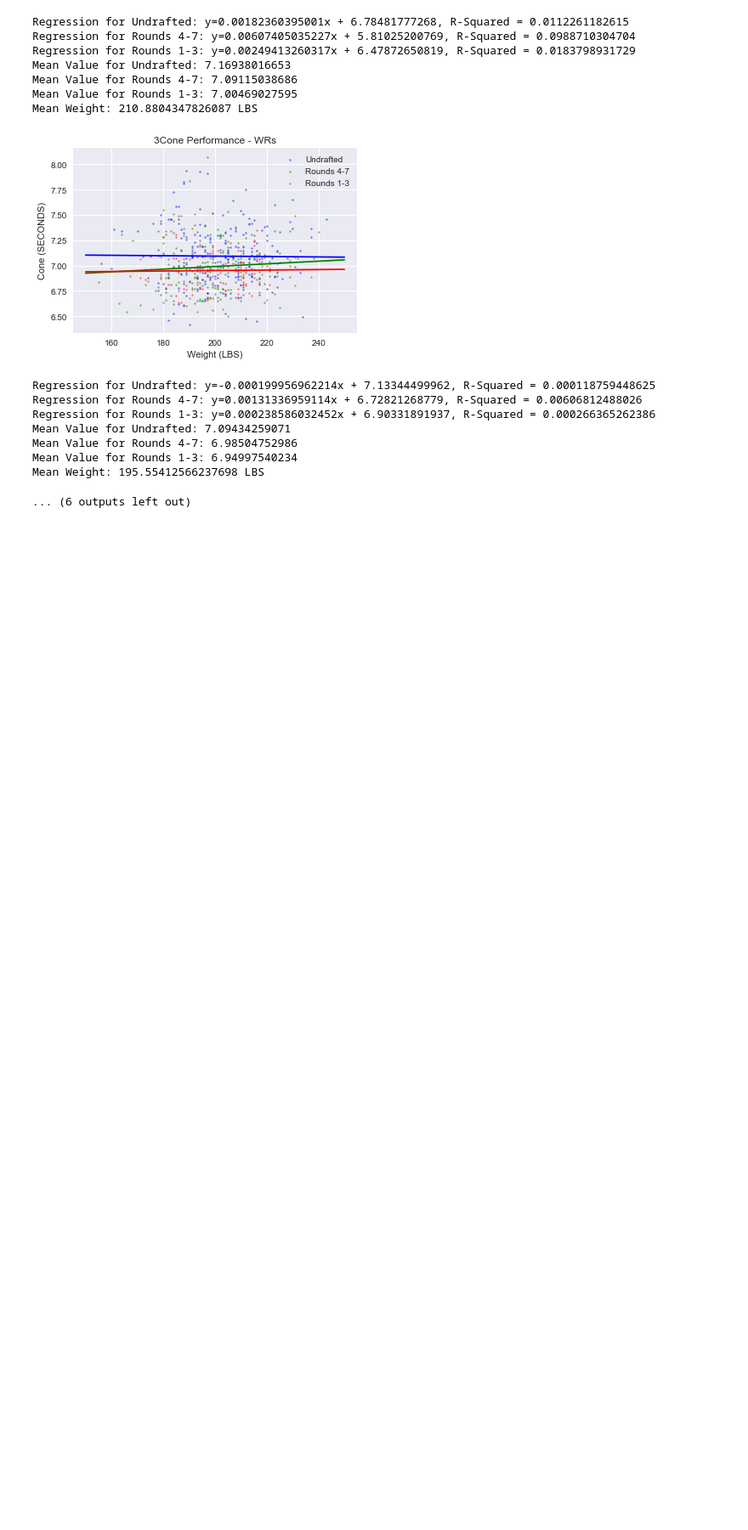
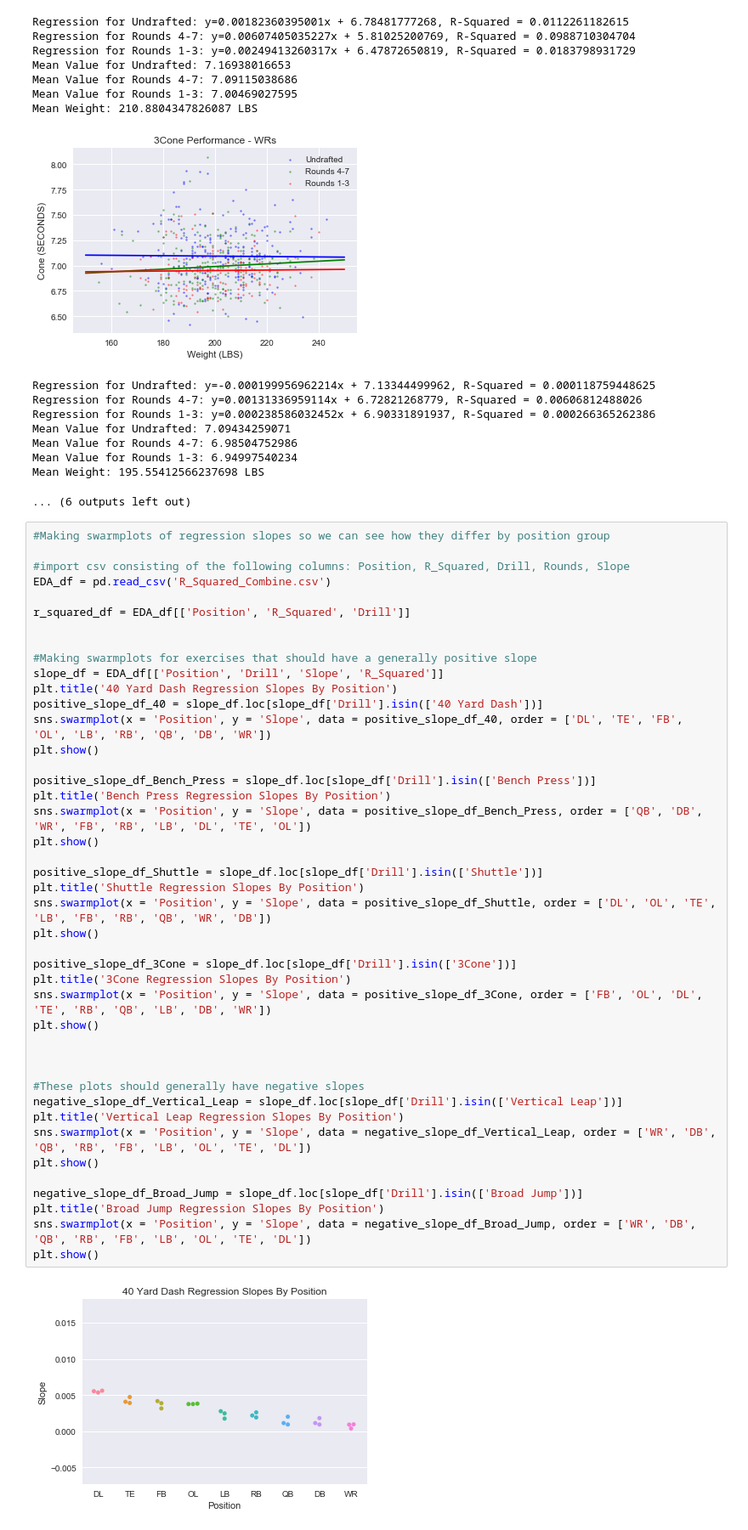
Before and after one commit to pdkim1208/Springboard, a Jupyter notebook: CapstoneProject1.ipynb, the cells around one changed output. Shown at 85% size. Saved outputs shown, nothing was run; the diff lists cells and outputs as text; blank space fills up the shorter version.

```diff
--- a/CapstoneProject1.ipynb
+++ b/CapstoneProject1.ipynb
@@ -3519,3 +3547,48 @@ Mean Value for Rounds 4-7: 6.98504752986
 Mean Value for Rounds 1-3: 6.94997540234
 Mean Weight: 195.55412566237698 LBS
 ... (6 outputs left out)
+# %%
+#Making swarmplots of regression slopes so we can see how they differ by position group
+
+#import csv consisting of the following columns: Position, R_Squared, Drill, Rounds, Slope
+EDA_df = pd.read_csv('R_Squared_Combine.csv')
+
+r_squared_df = EDA_df[['Position', 'R_Squared', 'Drill']]
+
+
+#Making swarmplots for exercises that should have a generally positive slope
+slope_df = EDA_df[['Position', 'Drill', 'Slope', 'R_Squared']]
+plt.title('40 Yard Dash Regression Slopes By Position')
+positive_slope_df_40 = slope_df.loc[slope_df['Drill'].isin(['40 Yard Dash'])]
+sns.swarmplot(x = 'Position', y = 'Slope', data = positive_slope_df_40, order = ['DL', 'TE', 'FB', 'OL', 'LB', 'RB', 'QB', 'DB', 'WR'])
+plt.show()
+
+positive_slope_df_Bench_Press = slope_df.loc[slope_df['Drill'].isin(['Bench Press'])]
+plt.title('Bench Press Regression Slopes By Position')
+sns.swarmplot(x = 'Position', y = 'Slope', data = positive_slope_df_Bench_Press, order = ['QB', 'DB', 'WR', 'FB', 'RB', 'LB', 'DL', 'TE', 'OL'])
+plt.show()
+
+positive_slope_df_Shuttle = slope_df.loc[slope_df['Drill'].isin(['Shuttle'])]
+plt.title('Shuttle Regression Slopes By Position')
+sns.swarmplot(x = 'Position', y = 'Slope', data = positive_slope_df_Shuttle, order = ['DL', 'OL', 'TE', 'LB', 'FB', 'RB', 'QB', 'WR', 'DB'])
+plt.show()
+
+positive_slope_df_3Cone = slope_df.loc[slope_df['Drill'].isin(['3Cone'])]
+plt.title('3Cone Regression Slopes By Position')
+sns.swarmplot(x = 'Position', y = 'Slope', data = positive_slope_df_3Cone, order = ['FB', 'OL', 'DL', 'TE', 'RB', 'QB', 'LB', 'DB', 'WR'])
+plt.show()
+
+
+
+#These plots should generally have negative slopes
+negative_slope_df_Vertical_Leap = slope_df.loc[slope_df['Drill'].isin(['Vertical Leap'])]
+plt.title('Vertical Leap Regression Slopes By Position')
+sns.swarmplot(x = 'Position', y = 'Slope', data = negative_slope_df_Vertical_Leap, order = ['WR', 'DB', 'QB', 'RB', 'FB', 'LB', 'OL', 'TE', 'DL'])
+plt.show()
+
+negative_slope_df_Broad_Jump = slope_df.loc[slope_df['Drill'].isin(['Broad Jump'])]
+plt.title('Broad Jump Regression Slopes By Position')
+sns.swarmplot(x = 'Position', y = 'Slope', data = negative_slope_df_Broad_Jump, order = ['WR', 'DB', 'QB', 'RB', 'FB', 'LB', 'OL', 'TE', 'DL'])
+plt.show()
+# %% [output]
+[figure, added]
```
Also changed, not shown: parts of 10 cells of this notebook.
